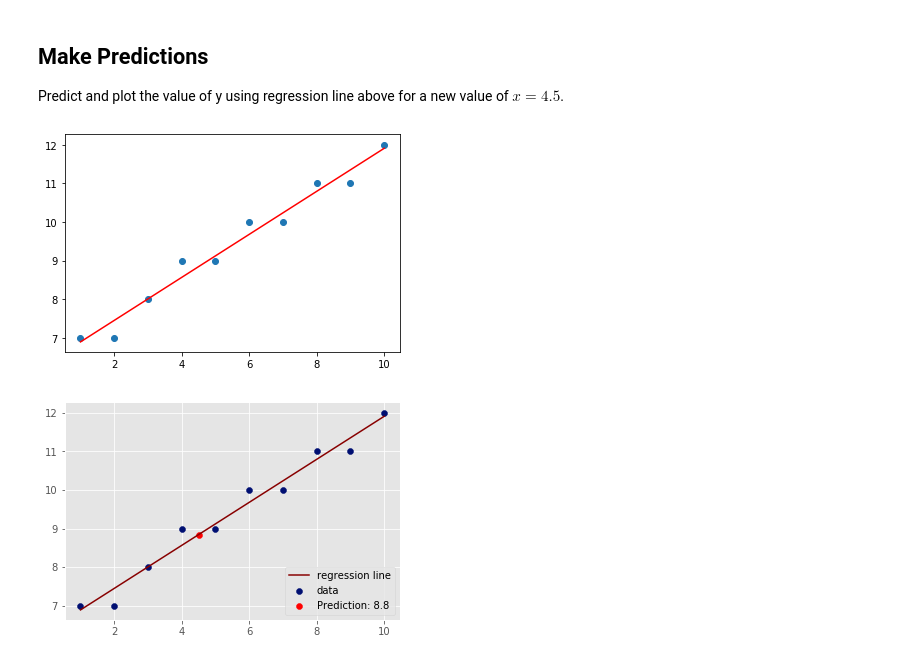
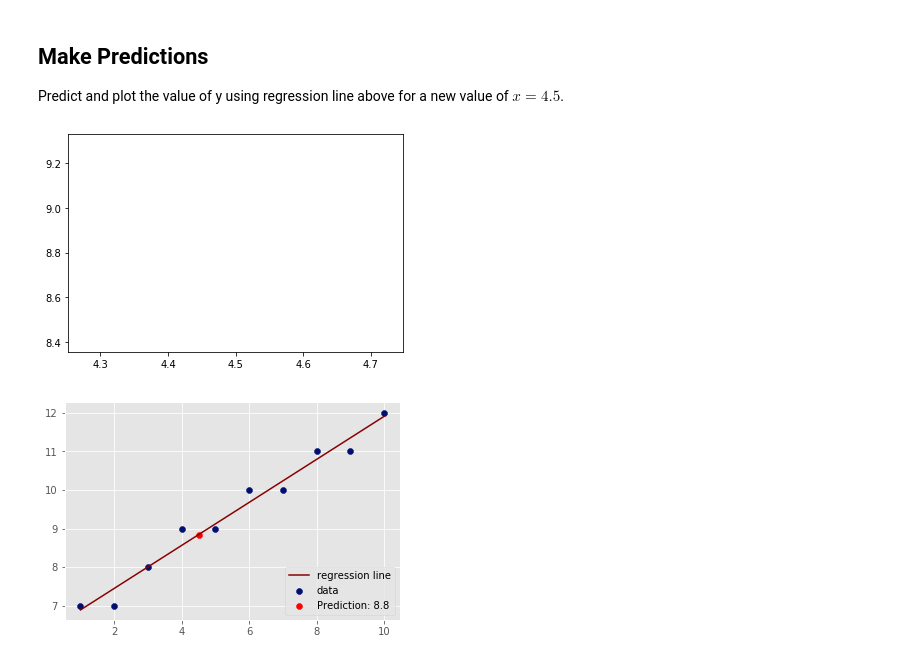
Before and after one commit to OsterMendel/dsc-complete-regression-lab-nyc-ds-021720, a Jupyter notebook: index.ipynb, the cells around one changed output. Cells and saved outputs as stored; diff of their text form; code cells hidden in the pictures.

```diff
--- a/index.ipynb
+++ b/index.ipynb
@@ -89,15 +89,15 @@ Predict and plot the value of y using regression line above for a new value of $
 # %%
 import pandas as pd
 import matplotlib.pyplot as plt
 test_x = 4.5
 predicted_y = (test_x * slope(X,Y)) + intercept(X,slope(X,Y),Y)
 plt.figure(figsize=(6,4))
-plt.scatter(X,Y)
-plt.plot(X,predictions(X,Y),c='r')
-plt.plot(test_x,predicted_y)
+# plt.scatter(X,Y)
+# plt.plot(X,predictions(X,Y),c='r')
+plt.plot(test_x,predicted_y,c='g')
 plt.show()
 # %% [output]
-[figure, old version]
+[figure, new version]
 # %%
 # Make prediction for x = 4.5 and visualize on the scatter plot
 # %% [output]
```
